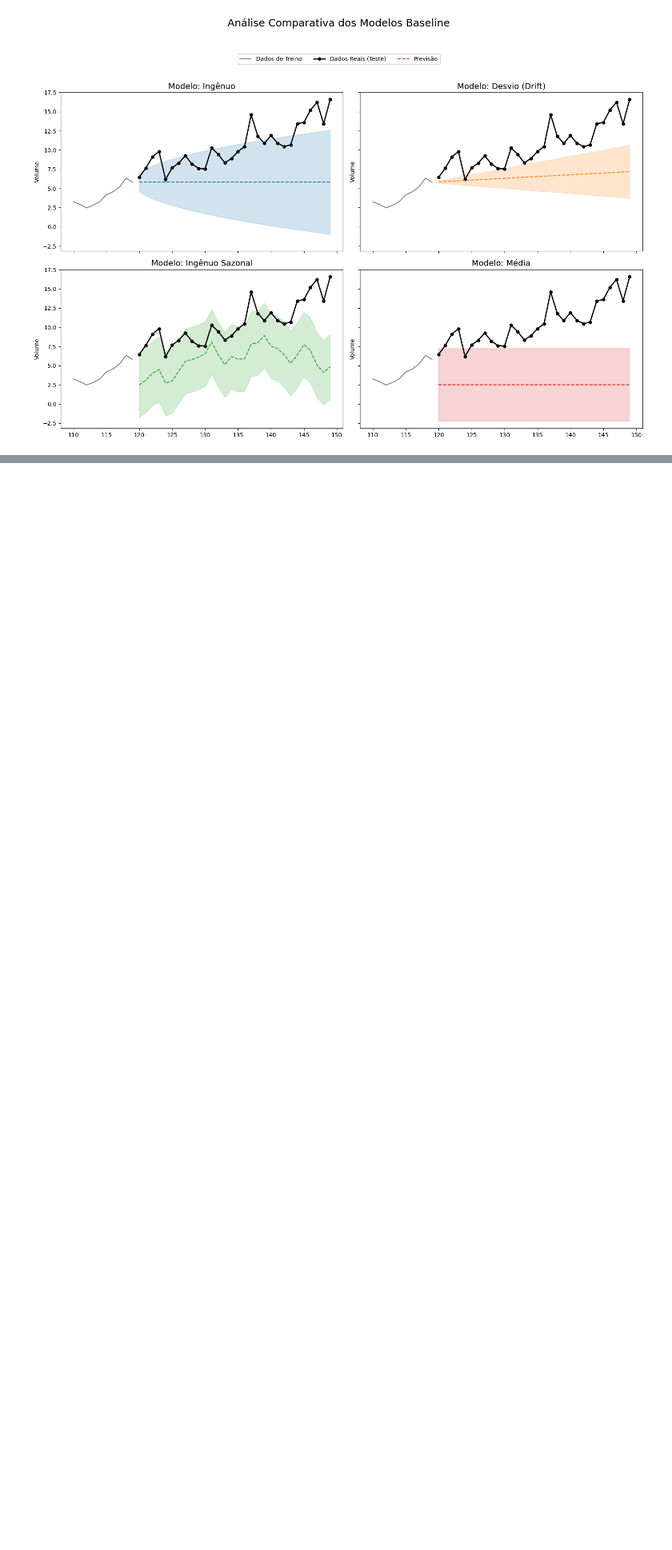
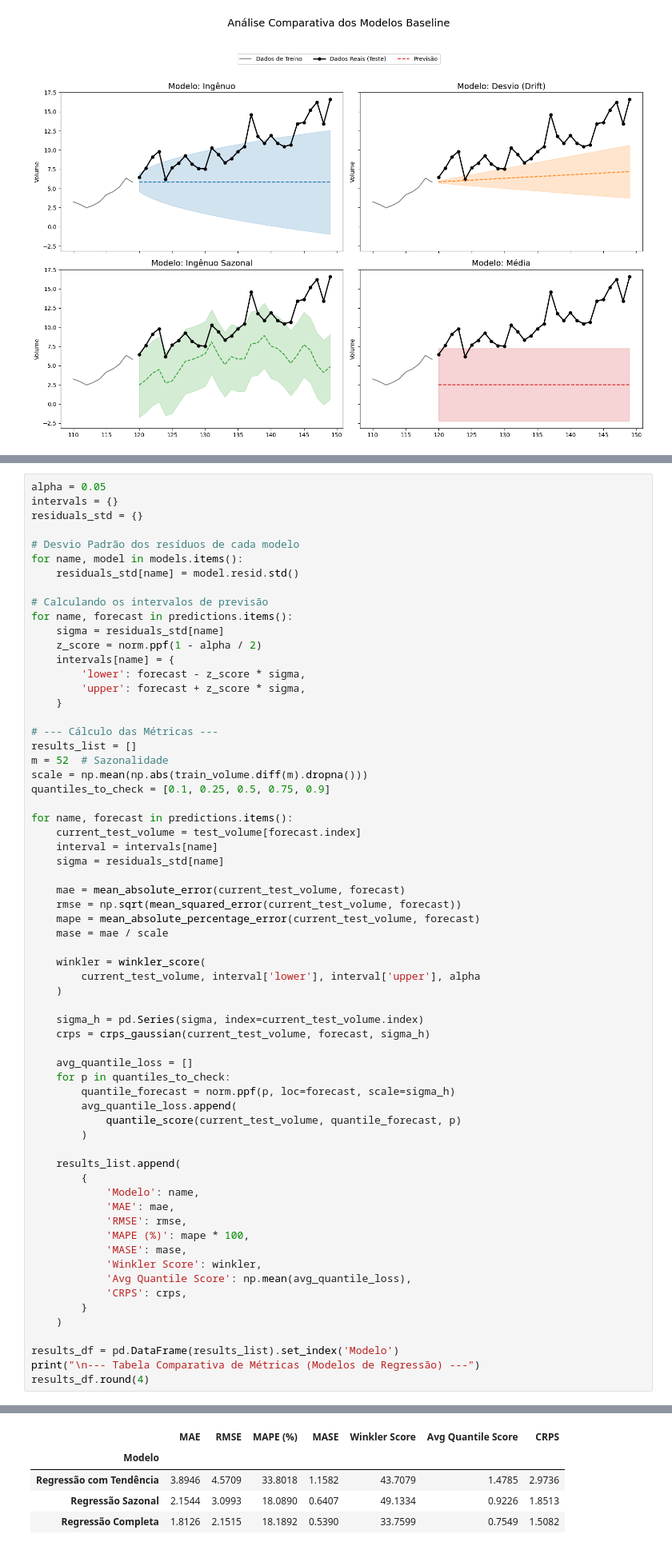
Before and after one commit to PedroPHC25/Time-Series-A1, a Jupyter notebook: relatorio.ipynb, the cells around one changed output, grey strips where cells are left out. Shown at 80% size. Drawn from its saved outputs; the diff is of its cells as text; blank space fills up the shorter version.

```diff
--- a/relatorio.ipynb
+++ b/relatorio.ipynb
@@ -425,0 +492,65 @@ plt.show()
+# %%
+alpha = 0.05
+intervals = {}
+residuals_std = {}
+
+# Desvio Padrão dos resíduos de cada modelo
+for name, model in models.items():
+    residuals_std[name] = model.resid.std()
+
+# Calculando os intervalos de previsão
+for name, forecast in predictions.items():
+    sigma = residuals_std[name]
+    z_score = norm.ppf(1 - alpha / 2)
+    intervals[name] = {
+        'lower': forecast - z_score * sigma,
+        'upper': forecast + z_score * sigma,
+    }
+
+# --- Cálculo das Métricas ---
+results_list = []
+m = 52  # Sazonalidade
+scale = np.mean(np.abs(train_volume.diff(m).dropna()))
+quantiles_to_check = [0.1, 0.25, 0.5, 0.75, 0.9]
+
+for name, forecast in predictions.items():
+    current_test_volume = test_volume[forecast.index]
+    interval = intervals[name]
+    sigma = residuals_std[name]
+
+    mae = mean_absolute_error(current_test_volume, forecast)
+    rmse = np.sqrt(mean_squared_error(current_test_volume, forecast))
+    mape = mean_absolute_percentage_error(current_test_volume, forecast)
+    mase = mae / scale
+
+    winkler = winkler_score(
+        current_test_volume, interval['lower'], interval['upper'], alpha
+    )
+
+    sigma_h = pd.Series(sigma, index=current_test_volume.index)
+    crps = crps_gaussian(current_test_volume, forecast, sigma_h)
+
+    avg_quantile_loss = []
+    for p in quantiles_to_check:
+        quantile_forecast = norm.ppf(p, loc=forecast, scale=sigma_h)
+        avg_quantile_loss.append(
+            quantile_score(current_test_volume, quantile_forecast, p)
+        )
+
+    results_list.append(
+        {
+            'Modelo': name,
+            'MAE': mae,
+            'RMSE': rmse,
+            'MAPE (%)': mape * 100,
+            'MASE': mase,
+            'Winkler Score': winkler,
+            'Avg Quantile Score': np.mean(avg_quantile_loss),
+            'CRPS': crps,
+        }
+    )
+
+results_df = pd.DataFrame(results_list).set_index('Modelo')
+print("\n--- Tabela Comparativa de Métricas (Modelos de Regressão) ---")
+results_df.round(4)
+# %% [output]
@@ -425,0 +558,5 @@ plt.show()
+|  | MAE | RMSE | MAPE (%) | MASE | Winkler Score | Avg Quantile Score | CRPS |
+| Modelo |  |  |  |  |  |  |  |
+| Regressão com Tendência | 3.8946 | 4.5709 | 33.8018 | 1.1582 | 43.7079 | 1.4785 | 2.9736 |
+| Regressão Sazonal | 2.1544 | 3.0993 | 18.0890 | 0.6407 | 49.1334 | 0.9226 | 1.8513 |
+| Regressão Completa | 1.8126 | 2.1515 | 18.1892 | 0.5390 | 33.7599 | 0.7549 | 1.5082 |
```
Also changed, not shown: parts of 12 cells of this notebook, 1 other file.
